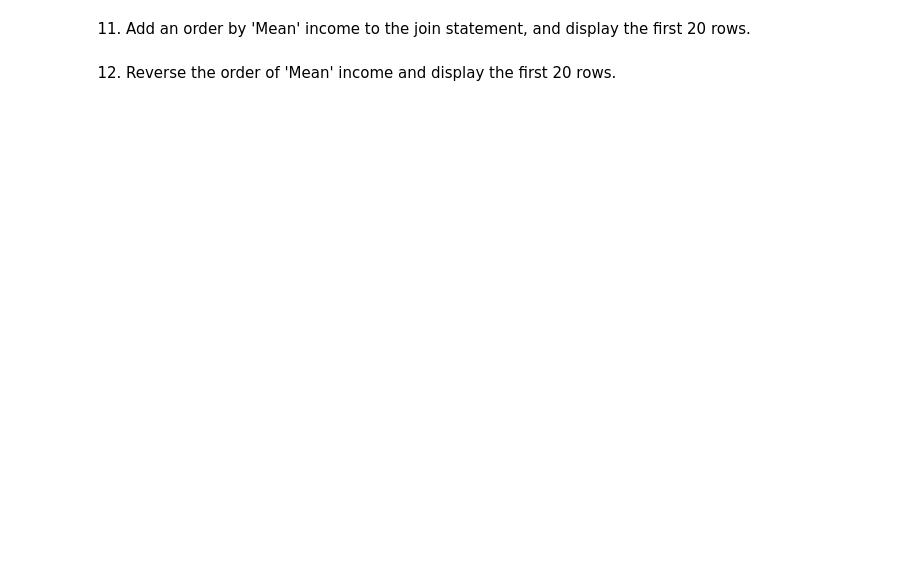
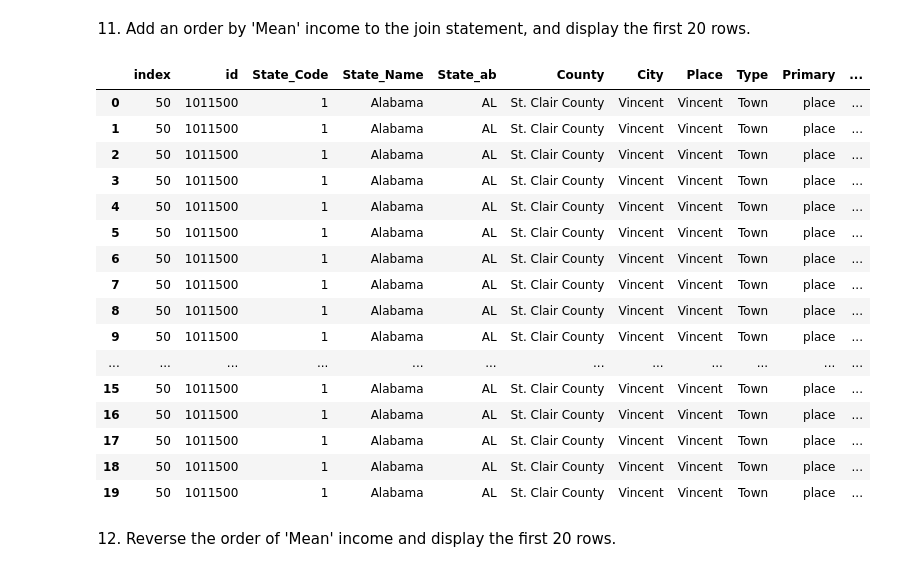
Before and after one commit to mary-vo/data-2-demo, a Jupyter notebook: week_3.ipynb, the cells around one changed output. Drawn from its saved outputs; the diff is of its cells as text; code cells hidden in the pictures; blank space fills up the shorter version.

```diff
--- a/week_3.ipynb
+++ b/week_3.ipynb
@@ -89,2 +169,29 @@ select coverage.Value from
+# %%
+# to see all columns use this setting
+pd.set_option('display.max_columns',None)
+a_string = """select * from income t1
+              join coverage t2
+              on t1.County = t2.County
+              order by mean
+              limit 20"""
+sql(a_string)
+# %% [output]
+|  | index | id | State_Code | State_Name | State_ab | County | City | Place | Type | Primary | ... |
+| 0 | 50 | 1011500 | 1 | Alabama | AL | St. Clair County | Vincent | Vincent | Town | place | ... |
+| 1 | 50 | 1011500 | 1 | Alabama | AL | St. Clair County | Vincent | Vincent | Town | place | ... |
+| 2 | 50 | 1011500 | 1 | Alabama | AL | St. Clair County | Vincent | Vincent | Town | place | ... |
+| 3 | 50 | 1011500 | 1 | Alabama | AL | St. Clair County | Vincent | Vincent | Town | place | ... |
+| 4 | 50 | 1011500 | 1 | Alabama | AL | St. Clair County | Vincent | Vincent | Town | place | ... |
+| 5 | 50 | 1011500 | 1 | Alabama | AL | St. Clair County | Vincent | Vincent | Town | place | ... |
+| 6 | 50 | 1011500 | 1 | Alabama | AL | St. Clair County | Vincent | Vincent | Town | place | ... |
+| 7 | 50 | 1011500 | 1 | Alabama | AL | St. Clair County | Vincent | Vincent | Town | place | ... |
+| 8 | 50 | 1011500 | 1 | Alabama | AL | St. Clair County | Vincent | Vincent | Town | place | ... |
+| 9 | 50 | 1011500 | 1 | Alabama | AL | St. Clair County | Vincent | Vincent | Town | place | ... |
+| ... | ... | ... | ... | ... | ... | ... | ... | ... | ... | ... | ... |
+| 15 | 50 | 1011500 | 1 | Alabama | AL | St. Clair County | Vincent | Vincent | Town | place | ... |
+| 16 | 50 | 1011500 | 1 | Alabama | AL | St. Clair County | Vincent | Vincent | Town | place | ... |
+| 17 | 50 | 1011500 | 1 | Alabama | AL | St. Clair County | Vincent | Vincent | Town | place | ... |
+| 18 | 50 | 1011500 | 1 | Alabama | AL | St. Clair County | Vincent | Vincent | Town | place | ... |
+| 19 | 50 | 1011500 | 1 | Alabama | AL | St. Clair County | Vincent | Vincent | Town | place | ... |
 # %% [markdown]
 12) Reverse the order of 'Mean' income and display the first 20 rows.
```
Also changed, not shown: parts of 36 cells of this notebook, 1 other file.
